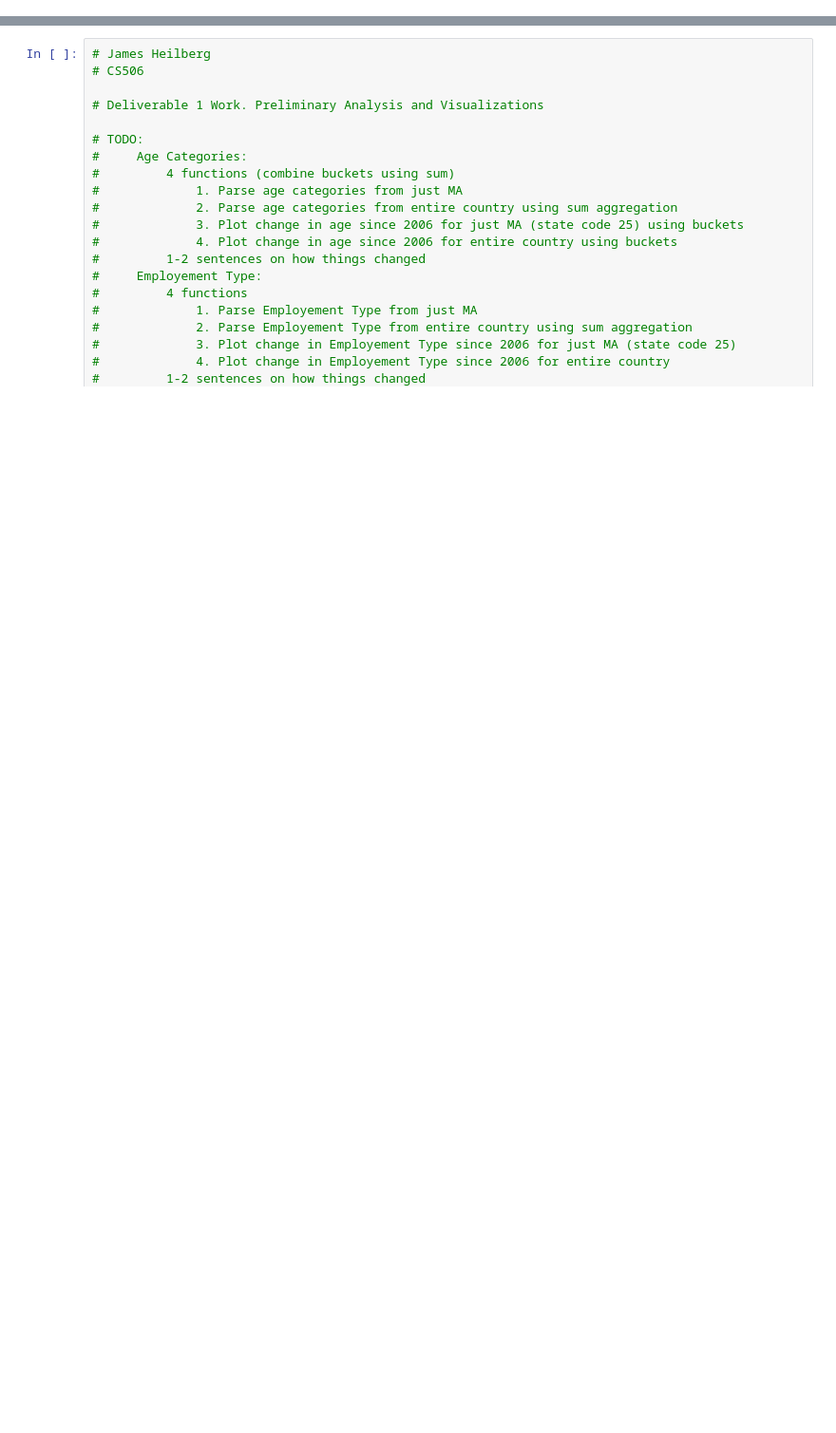
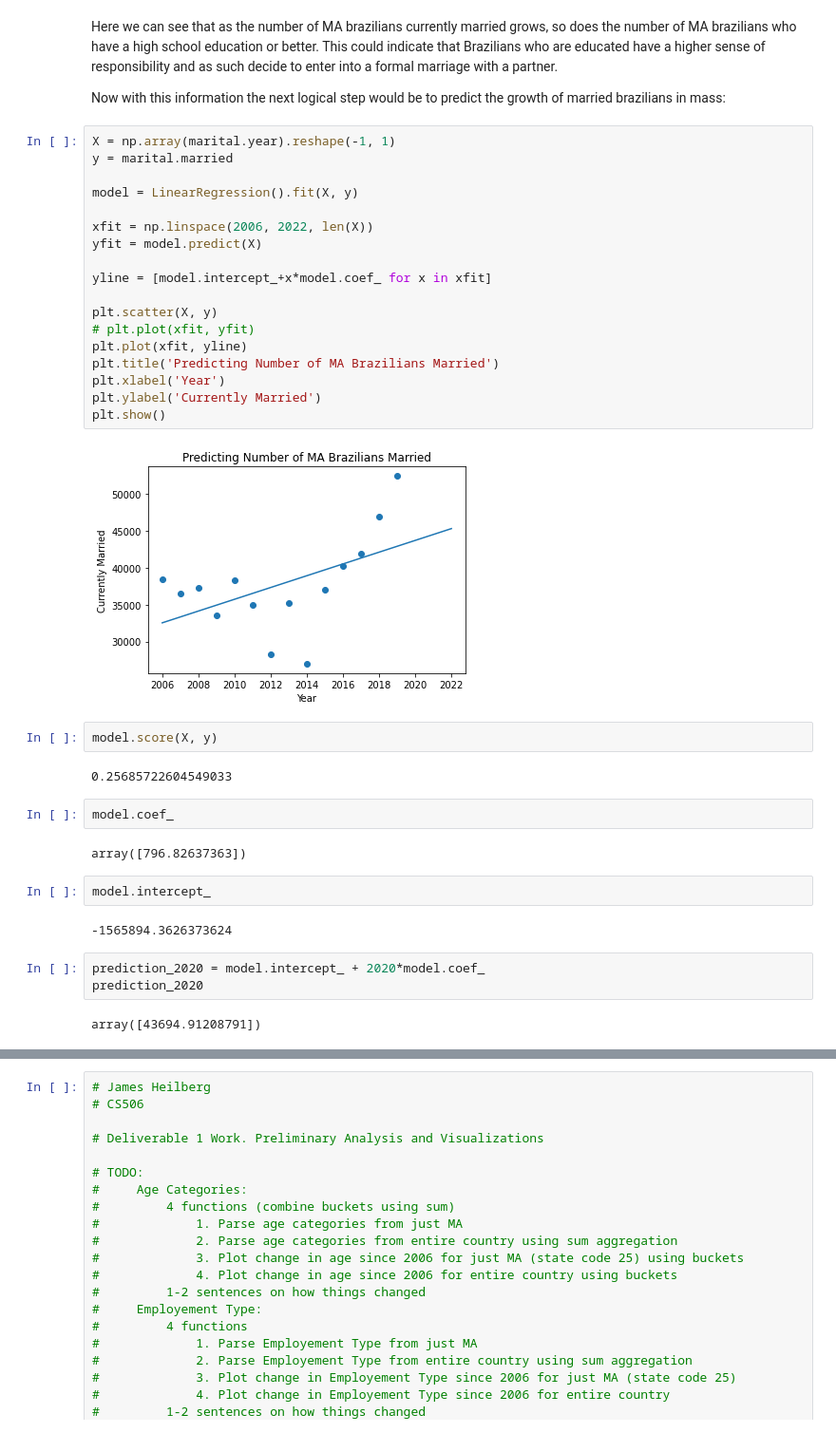
Before and after one commit to BU-Spark/ds-boston-bpda-br-census, a Jupyter notebook: Age_EmployementByType_EmployementByOccupation-Analysis/jamesh_deliverable1.ipynb, the cells around one changed output, grey strips where cells are left out. Shown at 95% size. Cells and saved outputs as stored; diff of their text form; blank space fills up the shorter version.

```diff
--- a/Age_EmployementByType_EmployementByOccupation-Analysis/jamesh_deliverable1.ipynb
+++ b/Age_EmployementByType_EmployementByOccupation-Analysis/jamesh_deliverable1.ipynb
@@ -0,0 +215,41 @@
+# %% [markdown]
+Here we can see that as the number of MA brazilians currently married grows, so does the number of MA brazilians who have a high school education or better. This could indicate that Brazilians who are educated have a higher sense of responsibility and as such decide to enter into a formal marriage with a partner.
+
+Now with this information the next logical step would be to predict the growth of married brazilians in mass:
+# %%
+X = np.array(marital.year).reshape(-1, 1)
+y = marital.married
+
+model = LinearRegression().fit(X, y)
+
+xfit = np.linspace(2006, 2022, len(X))
+yfit = model.predict(X)
+
+yline = [model.intercept_+x*model.coef_ for x in xfit]
+
+plt.scatter(X, y)
+# plt.plot(xfit, yfit)
+plt.plot(xfit, yline)
+plt.title('Predicting Number of MA Brazilians Married')
+plt.xlabel('Year')
+plt.ylabel('Currently Married')
+plt.show()
+# %% [output]
+[figure, added]
+# %%
+model.score(X, y)
+# %% [output]
+0.25685722604549033
+# %%
+model.coef_
+# %% [output]
+array([796.82637363])
+# %%
+model.intercept_
+# %% [output]
+-1565894.3626373624
+# %%
+prediction_2020 = model.intercept_ + 2020*model.coef_
+prediction_2020
+# %% [output]
+array([43694.91208791])
```
Also changed, not shown: parts of 19 cells of this notebook, 1 other file.
